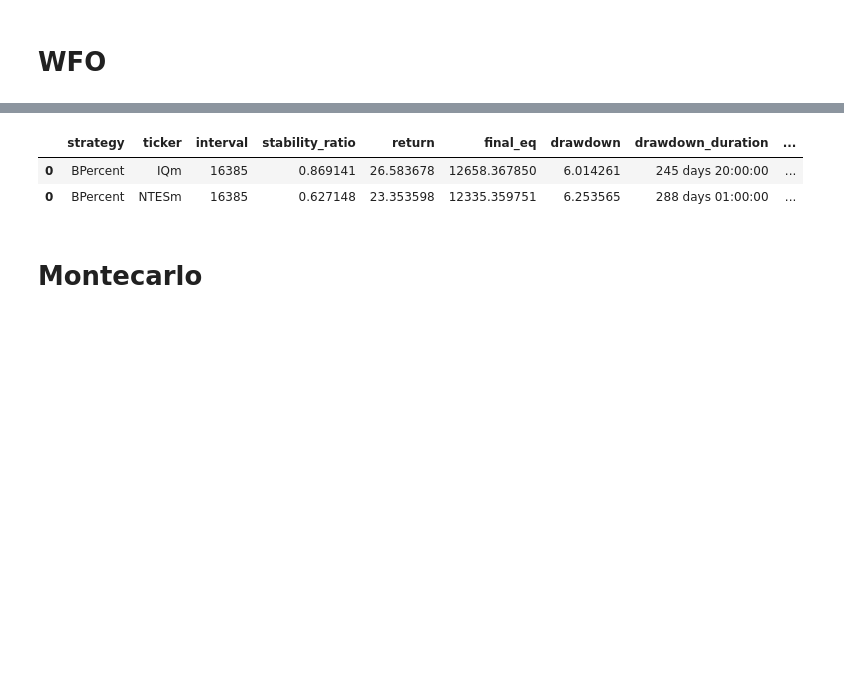
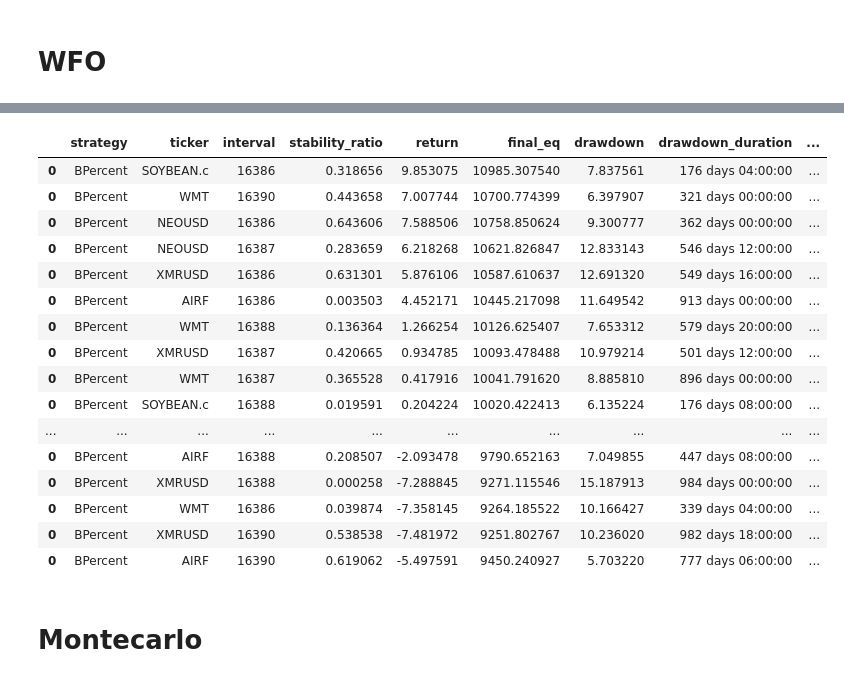
Before and after one commit to SaidJacobo/forex_ml_bot, a Jupyter notebook: backtest/bpercent/bpercent.ipynb, the cells around one changed output, grey strips where cells are left out. Cells and saved outputs as stored; diff of their text form; code cells hidden in the pictures; blank space fills up the shorter version.

```diff
--- a/backtest/bpercent/bpercent.ipynb
+++ b/backtest/bpercent/bpercent.ipynb
@@ -167,15 +298,17 @@ display(filter_performance)
 # %%
-# for ticker, interval in zip(portfolio, intervals):
+for ticker, interval in zip(portfolio, intervals):
 
-#     prices = symbols[ticker][interval]
+    prices = symbols[ticker][interval]
 
-#     df_stats = run_strategy(
-#         strategy=strategy,
-#         ticker=ticker,
-#         interval=interval,
-#         commission=COMMISSION,
-#         prices=prices,
-#         initial_cash=INITIAL_CASH,
-#         margin=MARGIN,
-#         plot=True
-#     )
+    df_stats = run_strategy(
+        strategy=strategy,
+        ticker=ticker,
+        interval=interval,
+        commission=COMMISSION,
+        prices=prices,
+        initial_cash=INITIAL_CASH,
+        margin=MARGIN,
+        plot=True
+    )
+
+    break
@@ -182,2 +318,12 @@ display(filter_performance)
 # %% [markdown]
 # WFO
+# %%
+lookback_bars_per_interval = {
+    15: 2000,
+    16385: 2000,
+    16386: 1800,
+    16387: 1800,
+    16388: 1200,
+    16390: 1200,
+    16392: 1200,
+}
@@ -184,9 +334,7 @@ display(filter_performance)
 # %%
 from backbone.utils.wfo_utils import optimization_function
 
-
-lookback_bars = 1800
-validation_bars = 180
+validation_bars = 200
 warmup_bars = 200
 
 all_wfo_performances = pd.DataFrame()
@@ -204,6 +352,8 @@ for index, row in filter_performance.iterrows():
         interval = row.interval
 
         print(ticker, interval)
+
+        lookback_bars = lookback_bars_per_interval[interval]
 
         prices = symbols[ticker][interval]
 
@@ -293,11 +476,25 @@ BokehDeprecationWarning: Passing lists of formats for DatetimeTickFormatter scal
 # %%
-filtered_wfo_performance = performance.sort_values(by='custom_metric', ascending=False)
+filtered_wfo_performance = performance.sort_values(by='return/dd', ascending=False)
 
 filtered_wfo_performance
 # %% [output]
 |  | strategy | ticker | interval | stability_ratio | return | final_eq | drawdown | drawdown_duration | ... |
-| 0 | BPercent | IQm | 16385 | 0.869141 | 26.583678 | 12658.367850 | 6.014261 | 245 days 20:00:00 | ... |
-| 0 | BPercent | NTESm | 16385 | 0.627148 | 23.353598 | 12335.359751 | 6.253565 | 288 days 01:00:00 | ... |
+| 0 | BPercent | SOYBEAN.c | 16386 | 0.318656 | 9.853075 | 10985.307540 | 7.837561 | 176 days 04:00:00 | ... |
+| 0 | BPercent | WMT | 16390 | 0.443658 | 7.007744 | 10700.774399 | 6.397907 | 321 days 00:00:00 | ... |
+| 0 | BPercent | NEOUSD | 16386 | 0.643606 | 7.588506 | 10758.850624 | 9.300777 | 362 days 00:00:00 | ... |
+| 0 | BPercent | NEOUSD | 16387 | 0.283659 | 6.218268 | 10621.826847 | 12.833143 | 546 days 12:00:00 | ... |
+| 0 | BPercent | XMRUSD | 16386 | 0.631301 | 5.876106 | 10587.610637 | 12.691320 | 549 days 16:00:00 | ... |
+| 0 | BPercent | AIRF | 16386 | 0.003503 | 4.452171 | 10445.217098 | 11.649542 | 913 days 00:00:00 | ... |
+| 0 | BPercent | WMT | 16388 | 0.136364 | 1.266254 | 10126.625407 | 7.653312 | 579 days 20:00:00 | ... |
+| 0 | BPercent | XMRUSD | 16387 | 0.420665 | 0.934785 | 10093.478488 | 10.979214 | 501 days 12:00:00 | ... |
+| 0 | BPercent | WMT | 16387 | 0.365528 | 0.417916 | 10041.791620 | 8.885810 | 896 days 00:00:00 | ... |
+| 0 | BPercent | SOYBEAN.c | 16388 | 0.019591 | 0.204224 | 10020.422413 | 6.135224 | 176 days 08:00:00 | ... |
+| ... | ... | ... | ... | ... | ... | ... | ... | ... | ... |
+| 0 | BPercent | AIRF | 16388 | 0.208507 | -2.093478 | 9790.652163 | 7.049855 | 447 days 08:00:00 | ... |
+| 0 | BPercent | XMRUSD | 16388 | 0.000258 | -7.288845 | 9271.115546 | 15.187913 | 984 days 00:00:00 | ... |
+| 0 | BPercent | WMT | 16386 | 0.039874 | -7.358145 | 9264.185522 | 10.166427 | 339 days 04:00:00 | ... |
+| 0 | BPercent | XMRUSD | 16390 | 0.538538 | -7.481972 | 9251.802767 | 10.236020 | 982 days 18:00:00 | ... |
+| 0 | BPercent | AIRF | 16390 | 0.619062 | -5.497591 | 9450.240927 | 5.703220 | 777 days 06:00:00 | ... |
 # %% [markdown]
 # Montecarlo
 # %%
```
Also changed, not shown: parts of 11 cells of this notebook, 12 other files.
